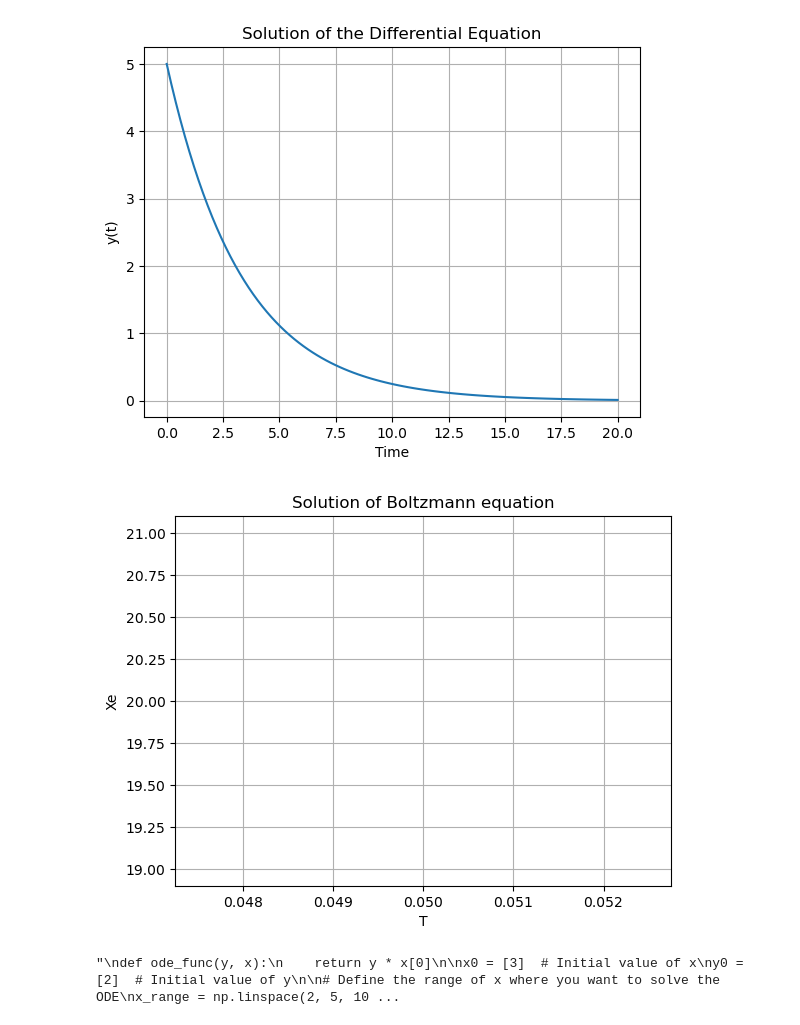
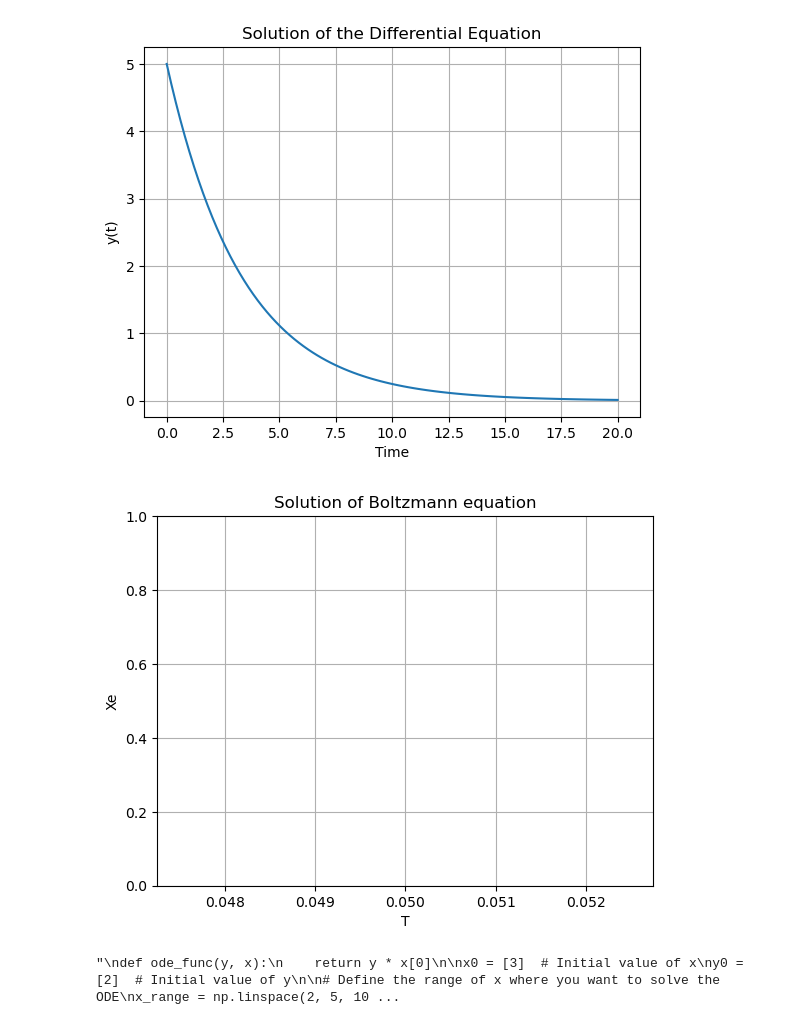
Before and after one commit to GenovaCosmology/AstroCosmoComputational, a Jupyter notebook: Students/AndreaGatti/Cosmic_Structure/Week2/Boltzmann_equation.ipynb, the cells around one changed output. Saved outputs shown, nothing was run; the diff lists cells and outputs as text; code cells hidden in the pictures.

```diff
--- a/Students/AndreaGatti/Cosmic_Structure/Week2/Boltzmann_equation.ipynb
+++ b/Students/AndreaGatti/Cosmic_Structure/Week2/Boltzmann_equation.ipynb
@@ -47,8 +47,8 @@ def boltzmann(T, xe):
     xe_prime = landa/B * (xe[0]**2 - xofT**2)
     return xe_prime
 
-xe0 = [1]
-T0 = [20]
+xe0 = [0] #1
+T0 = [20] #20
 
 # Define the range of x where you want to solve the ODE
 #T_range = np.linspace(0.1,10,100)
@@ -69,33 +69,33 @@ solution = solve_ivp(boltzmann, T_range , T0, events= event_function, t_eval=T_r
 plt.plot(solution.t, solution.y[0])
 plt.xlabel('T')
 plt.ylabel('Xe')
 plt.title('Solution of Boltzmann equation')
 plt.grid(True)
-#plt.ylim(0, 1)
+plt.ylim(0, 1)
 plt.show()
 
  #######################################################################
 '''
 def ode_func(y, x):
     return y * x[0]
 
 x0 = [3]  # Initial value of x
 y0 = [2]  # Initial value of y
 
 # Define the range of x where you want to solve the ODE
 x_range = np.linspace(2, 5, 100)
 # [-1] permit to access elements from the end of the array
 # Solve the ODE
 sol = solve_ivp(ode_func, [x_range[0], x_range[-1]], y0, t_eval=x_range)
 
 # Plot the solution
 plt.plot(sol.t, sol.y[0])
 plt.xlabel('x')
 plt.ylabel('y')
 plt.title('Solution of dx/dy = x*y')
 plt.grid(True)
 plt.show()
 '''
 # %% [output]
-[figure, old version]
+[figure, new version]
 "\ndef ode_func(y, x):\n    return y * x[0]\n\nx0 = [3]  # Initial value of x\ny0 = [2]  # Initial value of y\n\n# Define the range of x where you want to solve the ODE\nx_range = np.linspace(2, 5, 10 ...
```
Also changed, not shown: 2 other files.
